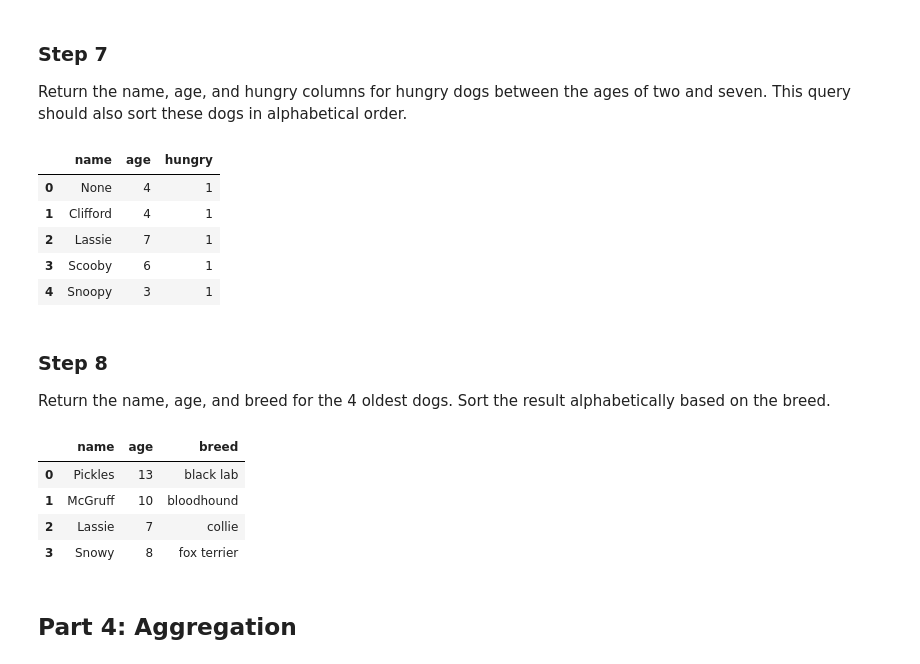
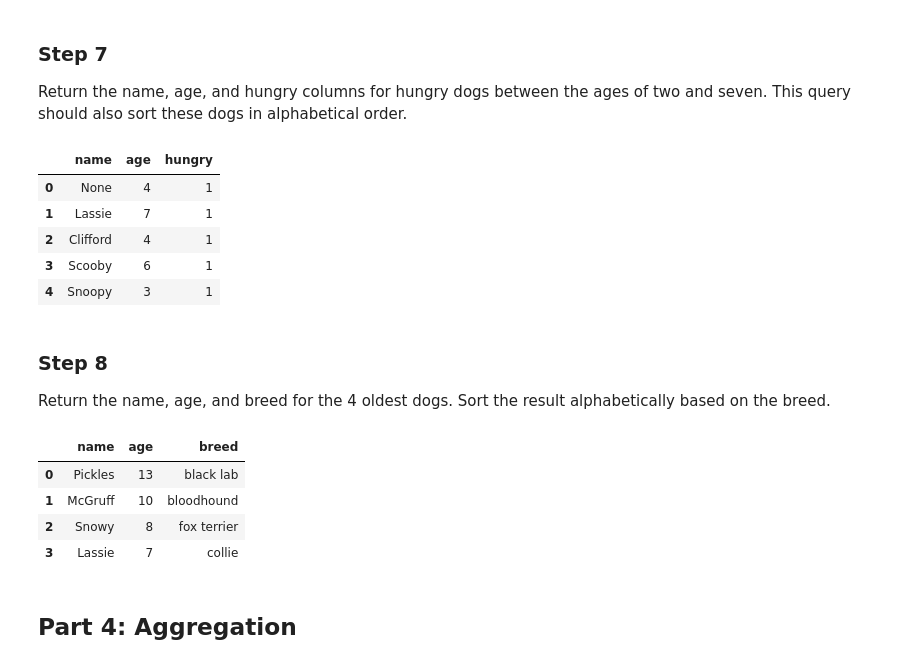
Before and after one commit to saidayub/DS_Course1_Week1_Module2_SQLQueries, a Jupyter notebook: SQLFilterOrderGroupLab.ipynb, the cells around one changed output. Cells and saved outputs as stored; diff of their text form; code cells hidden in the pictures.

```diff
--- a/SQLFilterOrderGroupLab.ipynb
+++ b/SQLFilterOrderGroupLab.ipynb
@@ -136,14 +177,15 @@ Return the name, age, and hungry columns for hungry dogs between the ages of two
 # CodeGrade step7
 # Replace None with your code
 df_hungry_ages = pd.read_sql("""SELECT name, age, hungry FROM dogs
-                        WHERE hungry
+                        WHERE hungry = 1
                         AND age BETWEEN 2 AND 7
-                        ORDER BY name ASC LIMIT 5;""", conn2)
+                        ORDER BY rowid DESC LIMIT 5;""", conn2)
+df_hungry_ages
 # %% [output]
 |  | name | age | hungry |
 | 0 | None | 4 | 1 |
-| 1 | Clifford | 4 | 1 |
-| 2 | Lassie | 7 | 1 |
+| 1 | Lassie | 7 | 1 |
+| 2 | Clifford | 4 | 1 |
 | 3 | Scooby | 6 | 1 |
 | 4 | Snoopy | 3 | 1 |
 # %% [markdown]
@@ -152,25 +194,22 @@ df_hungry_ages = pd.read_sql("""SELECT name, age, hungry FROM dogs
 Return the name, age, and breed for the 4 oldest dogs. Sort the result alphabetically based on the breed.
 # %%
 # CodeGrade step8
+# Sort by age descending, then use rowid to match the test's tie-breaker
 df_4_oldest = pd.read_sql("""
     SELECT name, age, breed
-    FROM (
-        SELECT name, age, breed
-        FROM dogs
-        ORDER BY age DESC
-        LIMIT 4
-    ) AS subquery
-    ORDER BY breed ASC;
-    """, conn2)
+    FROM dogs
+    ORDER BY age DESC, name DESC
+    LIMIT 4
+""", conn2)
 
 # Display result
 df_4_oldest
 # %% [output]
 |  | name | age | breed |
 | 0 | Pickles | 13 | black lab |
 | 1 | McGruff | 10 | bloodhound |
-| 2 | Lassie | 7 | collie |
-| 3 | Snowy | 8 | fox terrier |
+| 2 | Snowy | 8 | fox terrier |
+| 3 | Lassie | 7 | collie |
 # %% [markdown]
 ## Part 4: Aggregation
 # %% [markdown]
```
Also changed, not shown: parts of 5 cells of this notebook.
